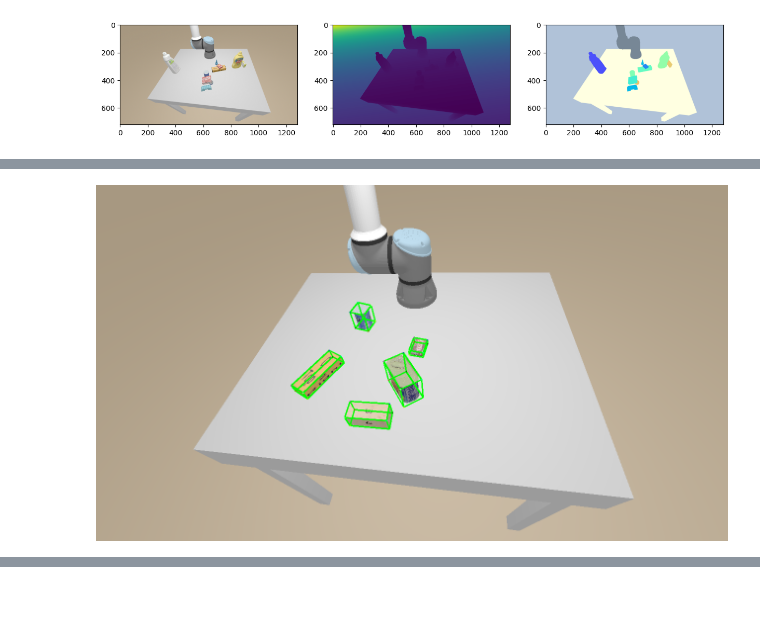
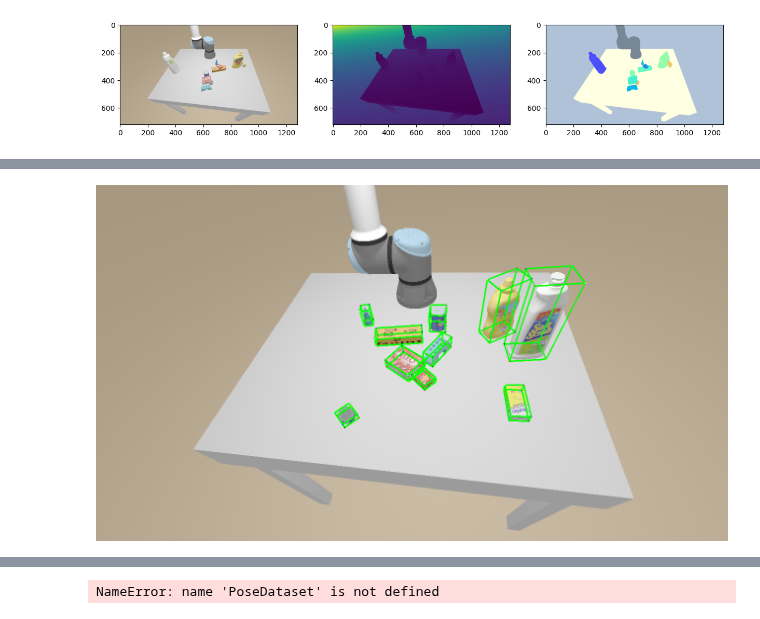
Before and after one commit to ArmanOmmid/ArchExp275, a Jupyter notebook: icp.ipynb, the cells around one changed output, grey strips where cells are left out. Cells and saved outputs as stored; diff of their text form; code cells hidden in the pictures.

```diff
--- a/icp.ipynb
+++ b/icp.ipynb
@@ -129,18 +129,18 @@ rre=0.13577568682113916, rte=0.0005079347396947668
 [figure]
 [figure]
 # %%
-import utils
+from pose_estimation import draw_projected_box3d
 
 poses_world = np.array([meta['poses_world'][idx] for idx in meta['object_ids']])
 box_sizes = np.array([meta['extents'][idx] * meta['scales'][idx] for idx in meta['object_ids']])
 
 boxed_image = np.array(rgb)
 for i in range(len(poses_world)):
-    utils.draw_projected_box3d(
+    draw_projected_box3d(
         boxed_image, poses_world[i][:3,3], box_sizes[i], poses_world[i][:3, :3], meta['extrinsic'], meta['intrinsic'],
         thickness=2)
 
 Image.fromarray((boxed_image * 255).astype(np.uint8))
 # %% [output]
-[figure, old version]
+[figure, new version]
 # %%
@@ -207,6 +205,10 @@ for i, key in enumerate(data.keys()):
 197 (1, 26, 1)
 198 (1, 55, 1)
 199 (1, 58, 1)
+# %%
+pose_dataset = PoseDataset(TRAIN_PATH, MODELS_PATH)
+# %% [output]
+NameError: name 'PoseDataset' is not defined
 # %%
 import json
 with open("results.json", "w") as f:
```
Also changed, not shown: parts of 3 cells of this notebook, 2 other files.
